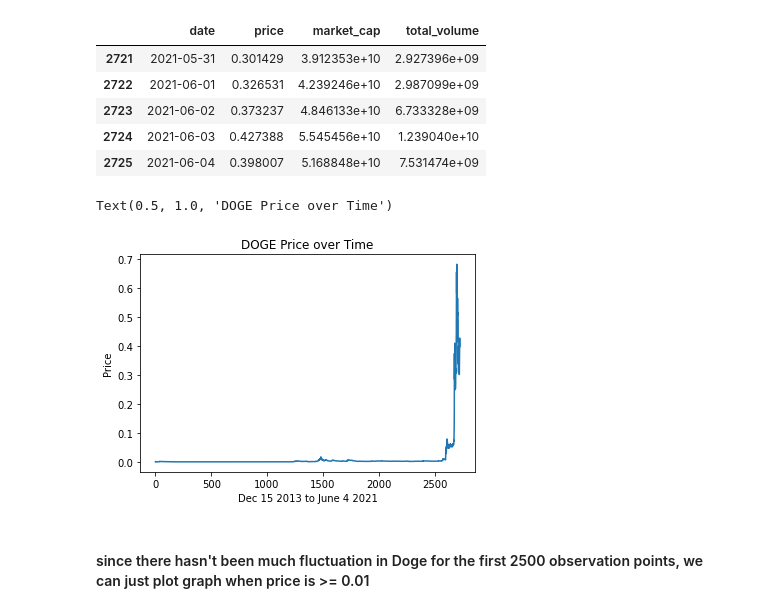
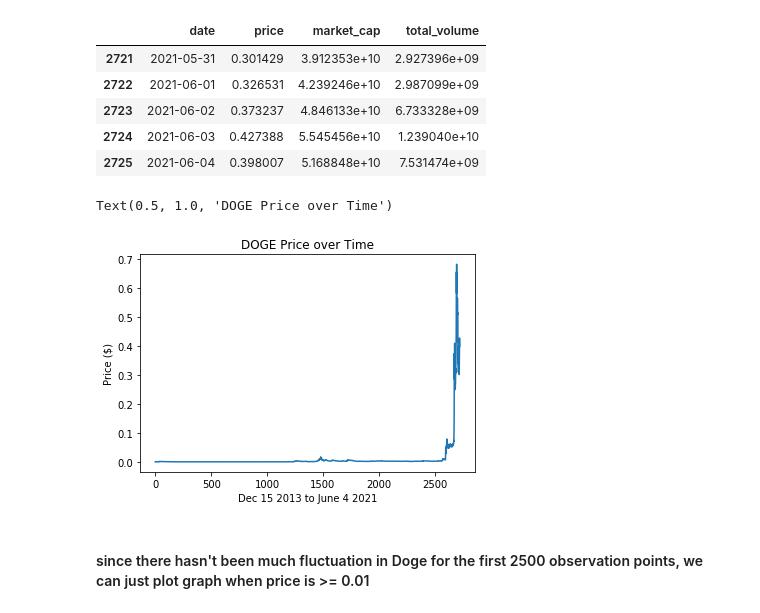
Before and after one commit to vchou105/COGS109FinalProject, a Jupyter notebook: DOGE-Bitcoin.ipynb, the cells around one changed output. Drawn from its saved outputs; the diff is of its cells as text; code cells hidden in the pictures.

```diff
--- a/DOGE-Bitcoin.ipynb
+++ b/DOGE-Bitcoin.ipynb
@@ -127,15 +127,15 @@ DOGE.tail()
 # %%
 # using indices in replace of dates
 x2=DOGE.index
 x2_label = 'Dec 15 2013 to June 4 2021'
 
 plt.plot(x2,DOGE.price)
 plt.xlabel(x2_label)
-plt.ylabel('Price')
+plt.ylabel('Price ($)')
 plt.title('DOGE Price over Time')
 # %% [output]
 Text(0.5, 1.0, 'DOGE Price over Time')
-[figure, old version]
+[figure, new version]
 # %% [markdown]
 #### since there hasn't been much fluctuation in Doge for the first 2500 observation points, we can just plot graph when price is >= 0.01
 # %%
```
Also changed, not shown: parts of 20 cells of this notebook.
